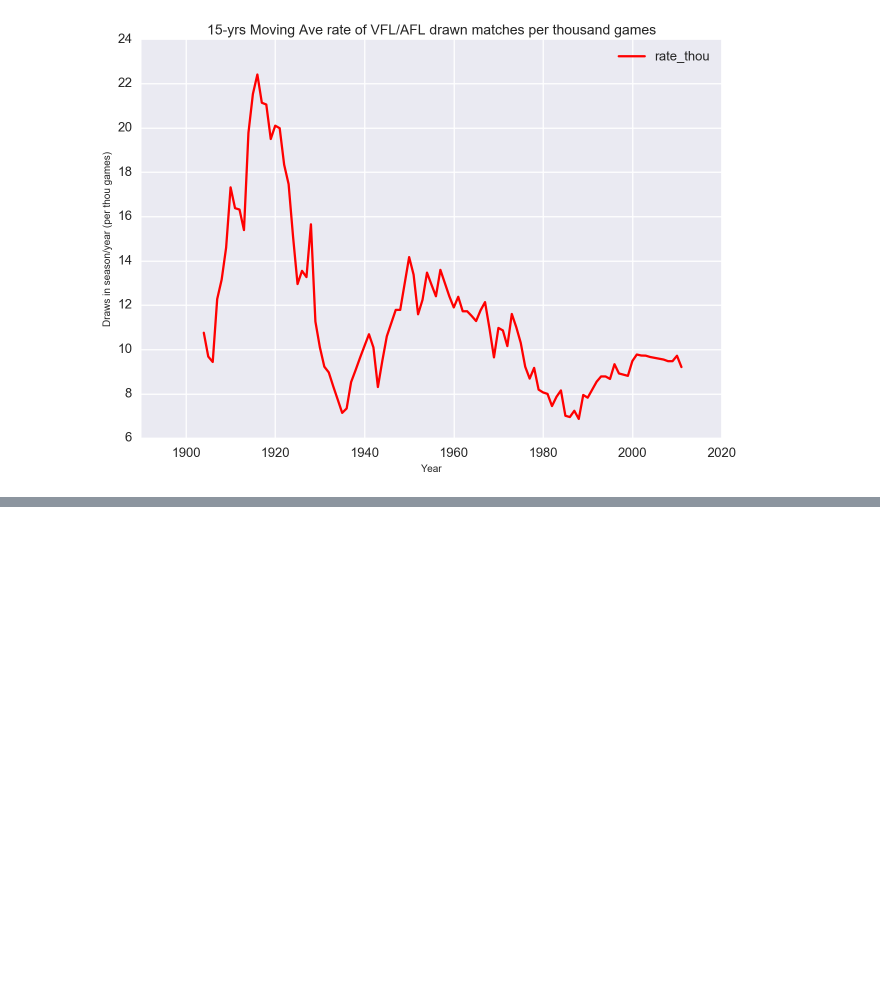
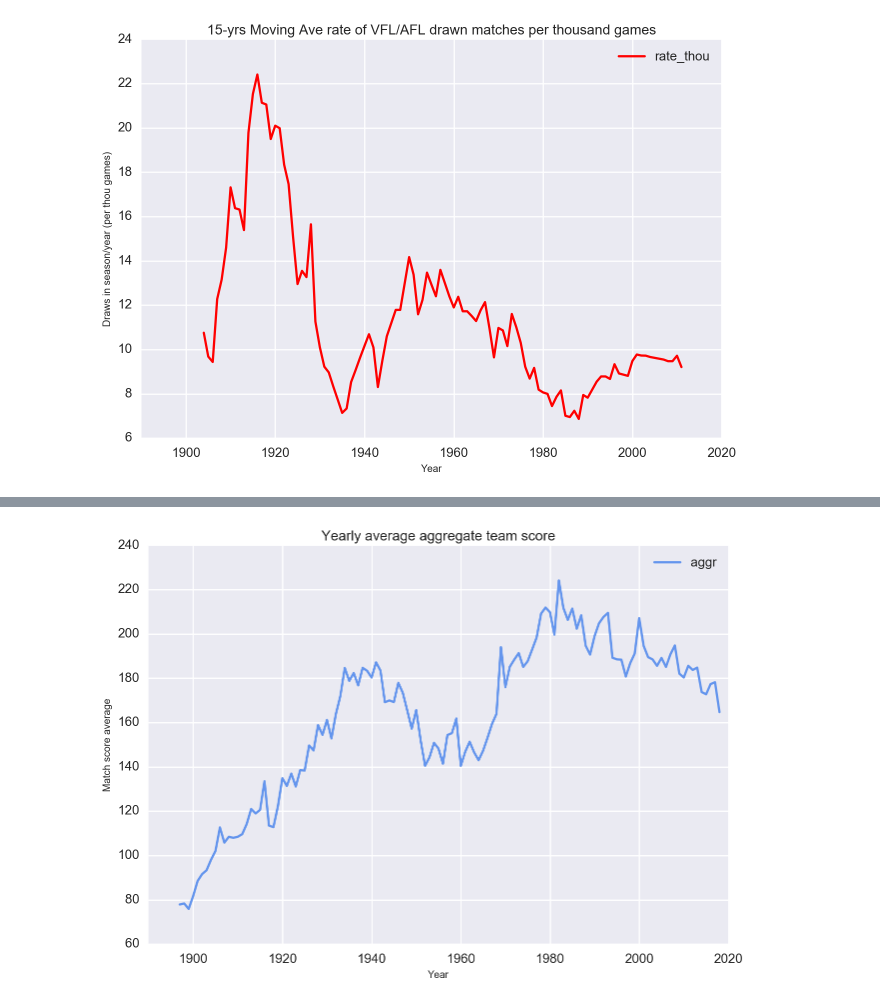
Before and after one commit to stevegabriel1/afl_explore, a Jupyter notebook: afl_draws_exploration.ipynb, the cells around one changed output, grey strips where cells are left out. Cells and saved outputs as stored; diff of their text form; code cells hidden in the pictures; blank space fills up the shorter version.

Commit message:
aggregate score chart added

```diff
--- a/afl_draws_exploration.ipynb
+++ b/afl_draws_exploration.ipynb
@@ -167,3 +167,6 @@ plt.title('15-yrs Moving Ave rate of VFL/AFL drawn matches per thousand games',
 plt.show()
 # %% [output]
 [figure]
+# %%
+yragg = aflwide.groupby(by=['year'])[['aggr','year']].mean()
+yragg.tail(10)
@@ -169,0 +186,10 @@ plt.show()
+# %%
+sns.set_style("darkgrid")
+sns.set_context("talk")
+yragg.plot(kind = 'line', x = 'year', y = 'aggr', color = 'cornflowerblue',xlim = [1890,2020])
+plt.xlabel('Year',fontsize=10)
+plt.ylabel('Match score average', fontsize=10)
+plt.title('Yearly average aggregate team score', fontsize=14)
+plt.show()
+# %% [output]
+[figure, added]
```
Also changed, not shown: parts of 1 cell of this notebook.
